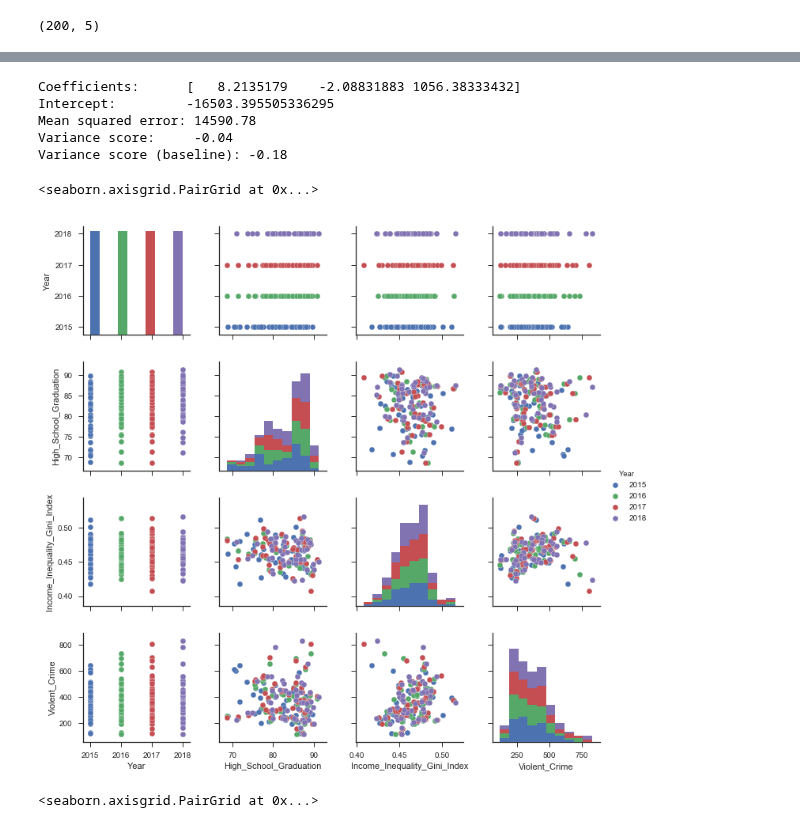
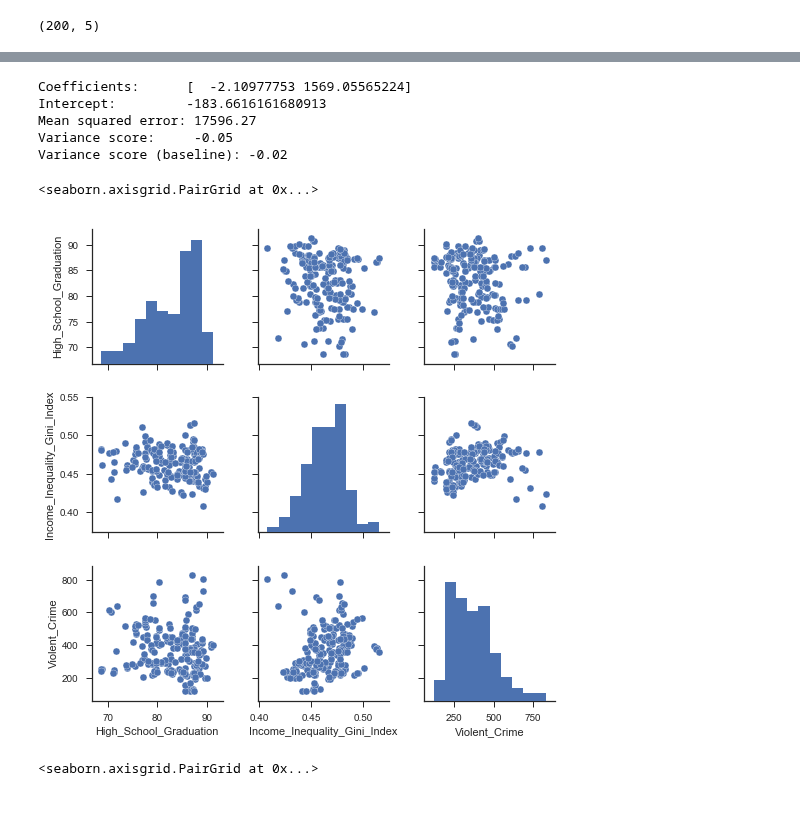
Before and after one commit to Pedro-Magalhaes/Teste, a Jupyter notebook: T1_3/T1_3v2.ipynb, the cells around one changed output, grey strips where cells are left out. Cells and saved outputs as stored; diff of their text form; code cells hidden in the pictures.

```diff
--- a/T1_3/T1_3v2.ipynb
+++ b/T1_3/T1_3v2.ipynb
@@ -129,29 +94,9 @@ def regressaoSimples2(X, Y, n):
 # %%
-import requests, zipfile, io
-import pandas as pd
-import numpy as np
 
-# plotting libraries
-import matplotlib.pyplot as plt
-import seaborn as sns
-
-# machine learning libraries and functions
-import sklearn as sk
-from sklearn.model_selection import train_test_split
-from sklearn.linear_model import LinearRegression
-from sklearn.metrics import mean_squared_error, r2_score
-
-url_tab = 'https://raw.githubusercontent.com/Pedro-Magalhaes/Teste/master/T1_3/t3.csv'
-cols_to_use = ['Year', 'High_School_Graduation', 'State_Name','Income_Inequality_Gini_Index','Violent_Crime']
-df = pd.read_csv(url_tab, usecols=cols_to_use)
-df.Year = df.Year.apply(str_to_int)
-df.High_School_Graduation = df.High_School_Graduation.apply(str_to_float)
-df.Income_Inequality_Gini_Index = df.Income_Inequality_Gini_Index.apply(str_to_float)
-df.Violent_Crime = df.Violent_Crime.apply(str_to_float)
 
 dfTrain, dfTest = train_test_split(df, test_size=0.2)
 
-predictors = ['Year','High_School_Graduation','Income_Inequality_Gini_Index']
+predictors = ['High_School_Graduation','Income_Inequality_Gini_Index']
 
 X_train = np.array(dfTrain[predictors])
 y_train = np.array(dfTrain.Violent_Crime)
@@ -159,40 +104,40 @@ y_train = np.array(dfTrain.Violent_Crime)
 X_test = np.array(dfTest[predictors])
 
 y_test = np.array(dfTest.Violent_Crime)
 
 # Create linear regression object
 regr = sk.linear_model.LinearRegression(normalize=True)
 
 # Train the model using the training sets
 regr.fit(X_train, y_train)
 
 # Make predictions using the testing set
 y_pred = regr.predict(X_test)
 
 # The coefficients
 print('Coefficients:     ', regr.coef_)
 print('Intercept:        ', regr.intercept_)
 
 # The mean squared error (MSE)
 print('Mean squared error: %.2f' % mean_squared_error(y_test, y_pred))
 
 # Explained variance score: 1 is perfect prediction
 print('Variance score:     %.2f' % r2_score(y_test, y_pred))
 
 
 # considering only the mean values of y_train
 print('Variance score (baseline): %.2f' % r2_score(y_test, [np.mean(y_train) for i in range(len(y_test))]))
 
 sns.set(style="ticks")
-sns.pairplot(df, hue='Year')
+sns.pairplot(df[predictors+['Violent_Crime']])
 # %% [output]
-Coefficients:      [   8.2135179    -2.08831883 1056.38333432]
-Intercept:         -16503.395505336295
-Mean squared error: 14590.78
-Variance score:     -0.04
-Variance score (baseline): -0.18
+Coefficients:      [  -2.10977753 1569.05565224]
+Intercept:         -183.6616161680913
+Mean squared error: 17596.27
+Variance score:     -0.05
+Variance score (baseline): -0.02
 <seaborn.axisgrid.PairGrid at 0x...>
-[figure, old version]
+[figure, new version]
 # %%
 sns.set(style="ticks")
 sns.pairplot(df[['State_Name','High_School_Graduation', 'Income_Inequality_Gini_Index', 'Violent_Crime']],hue='State_Name')
```
Also changed, not shown: parts of 10 cells of this notebook.
